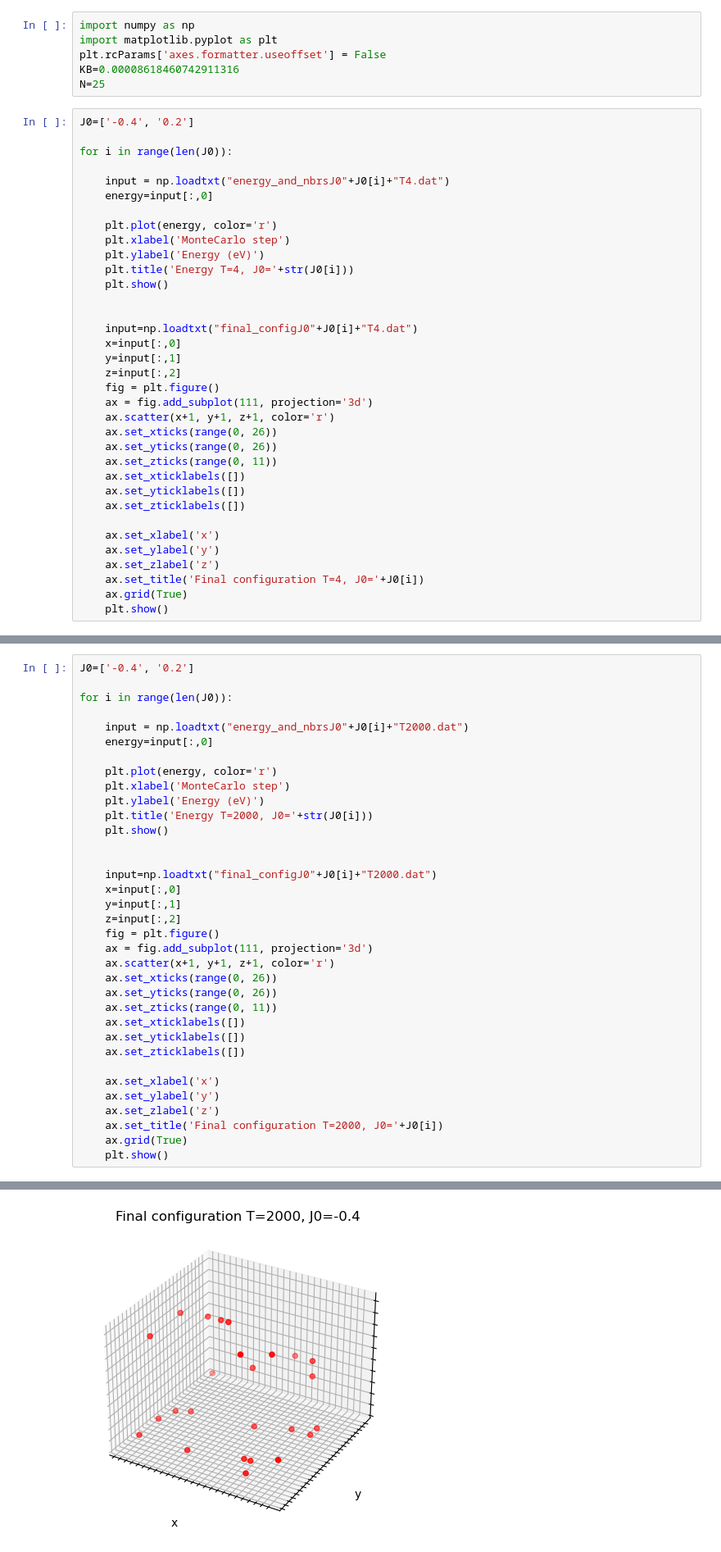
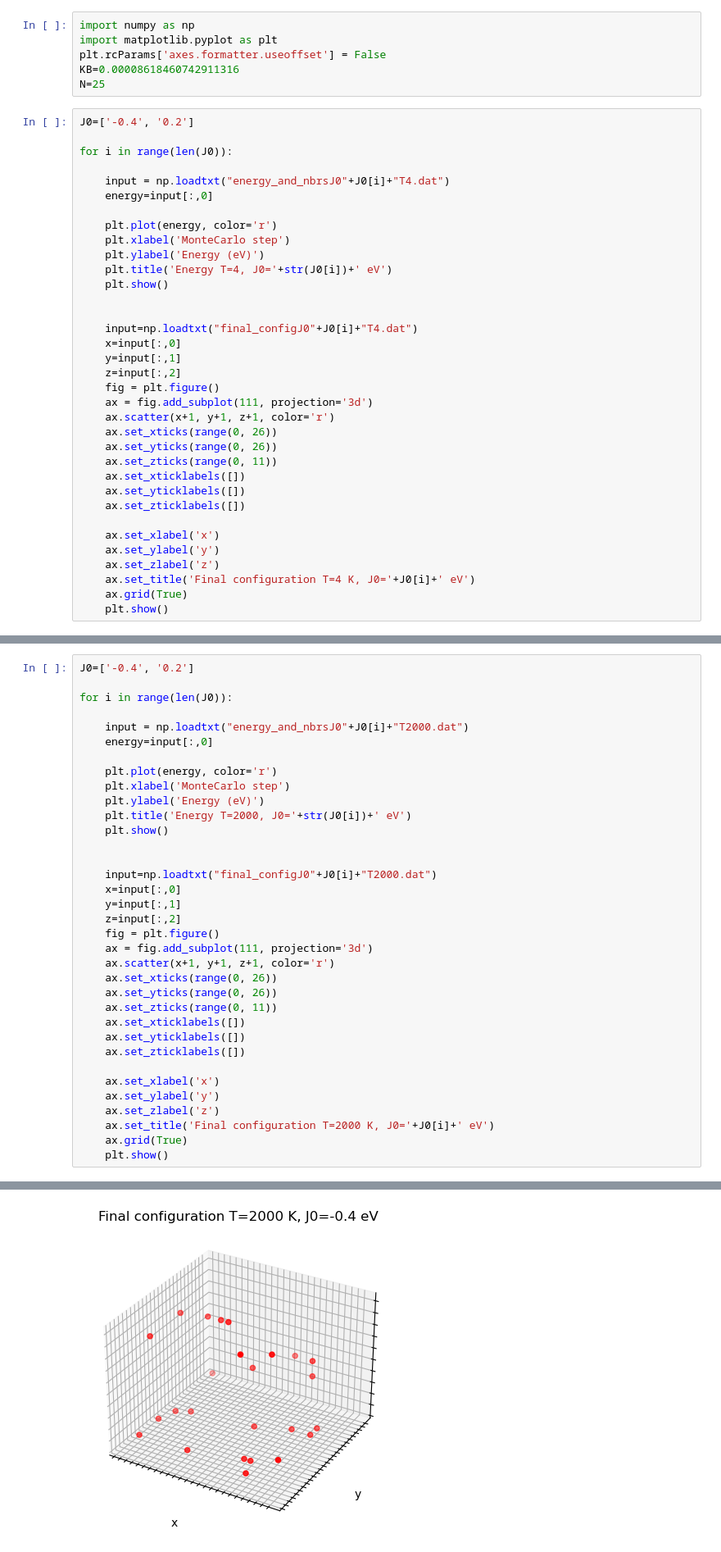
Before and after one commit to eigenlore/computational-materials-science, a Jupyter notebook: MC_codes/data/ex2_part_e/data_analysis.ipynb, the cells around one changed output, grey strips where cells are left out. Shown at 82% size. Cells and saved outputs as stored; diff of their text form.

```diff
--- a/MC_codes/data/ex2_part_e/data_analysis.ipynb
+++ b/MC_codes/data/ex2_part_e/data_analysis.ipynb
@@ -15,7 +15,7 @@ for i in range(len(J0)):
     plt.plot(energy, color='r')
     plt.xlabel('MonteCarlo step')
     plt.ylabel('Energy (eV)')
-    plt.title('Energy T=4, J0='+str(J0[i]))
+    plt.title('Energy T=4, J0='+str(J0[i])+' eV')
     plt.show()
 
 
@@ -36,7 +36,7 @@ for i in range(len(J0)):
     ax.set_xlabel('x')
     ax.set_ylabel('y')
     ax.set_zlabel('z')
-    ax.set_title('Final configuration T=4, J0='+J0[i])
+    ax.set_title('Final configuration T=4 K, J0='+J0[i]+' eV')
     ax.grid(True)
     plt.show()
 # %% [output]
@@ -55,7 +55,7 @@ for i in range(len(J0)):
     plt.plot(energy, color='r')
     plt.xlabel('MonteCarlo step')
     plt.ylabel('Energy (eV)')
-    plt.title('Energy T=2000, J0='+str(J0[i]))
+    plt.title('Energy T=2000, J0='+str(J0[i])+' eV')
     plt.show()
 
 
@@ -76,7 +76,7 @@ for i in range(len(J0)):
     ax.set_xlabel('x')
     ax.set_ylabel('y')
     ax.set_zlabel('z')
-    ax.set_title('Final configuration T=2000, J0='+J0[i])
+    ax.set_title('Final configuration T=2000 K, J0='+J0[i]+' eV')
     ax.grid(True)
     plt.show()
 # %% [output]
@@ -84 +84 @@ for i in range(len(J0)):
-[figure, old version]
+[figure, new version]
```
Also changed, not shown: parts of 2 cells of this notebook, 31 other files.
